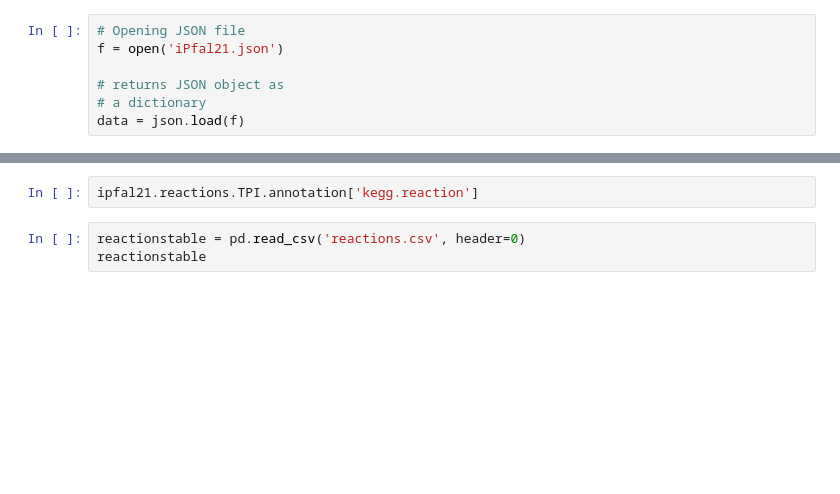
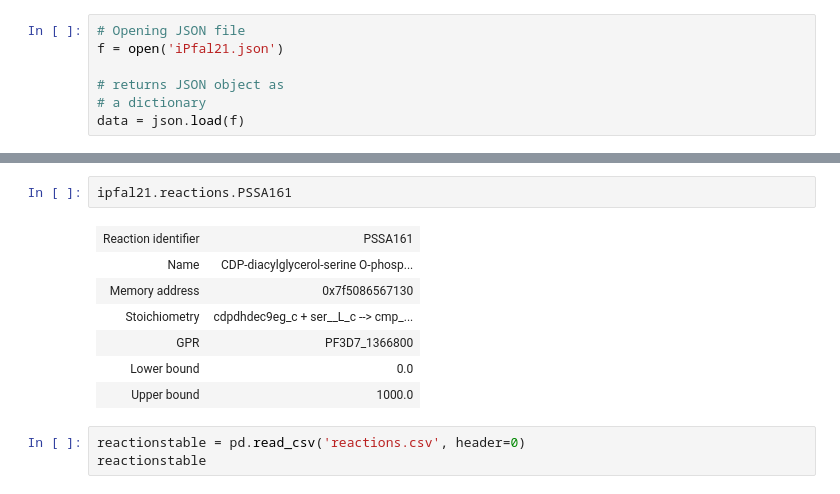
Before and after one commit to Nexia23/Plasmodium_abs_FBA, a Jupyter notebook: FBA_Carey_models/FBA_Carey.ipynb, the cells around one changed output, grey strips where cells are left out. Drawn from its saved outputs; the diff is of its cells as text; blank space fills up the shorter version.

```diff
--- a/FBA_Carey_models/FBA_Carey.ipynb
+++ b/FBA_Carey_models/FBA_Carey.ipynb
@@ -681,5 +717,13 @@ df[df.id.isin(rxn_ids)]
 # %%
-ipfal21.reactions.TPI.annotation['kegg.reaction']
+ipfal21.reactions.PSSA161
+# %% [output]
+| Reaction identifier | PSSA161 |
+| Name | CDP-diacylglycerol-serine O-phosp... |
+| Memory address | 0x7f5086567130 |
+| Stoichiometry | cdpdhdec9eg_c + ser__L_c --> cmp_... |
+| GPR | PF3D7_1366800 |
+| Lower bound | 0.0 |
+| Upper bound | 1000.0 |
 # %%
 reactionstable = pd.read_csv('reactions.csv', header=0)
 reactionstable
```
Also changed, not shown: parts of 2 cells of this notebook.
